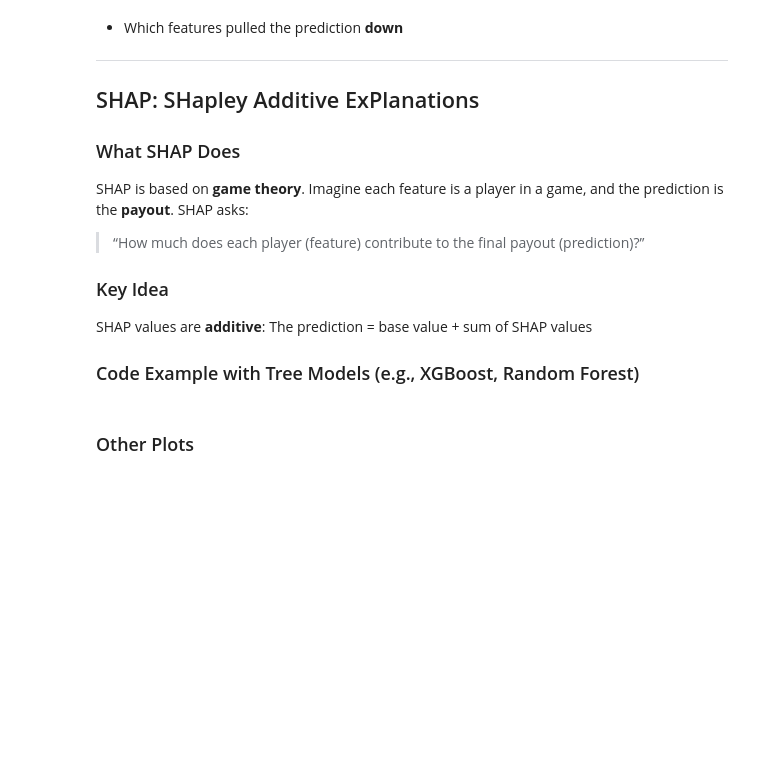
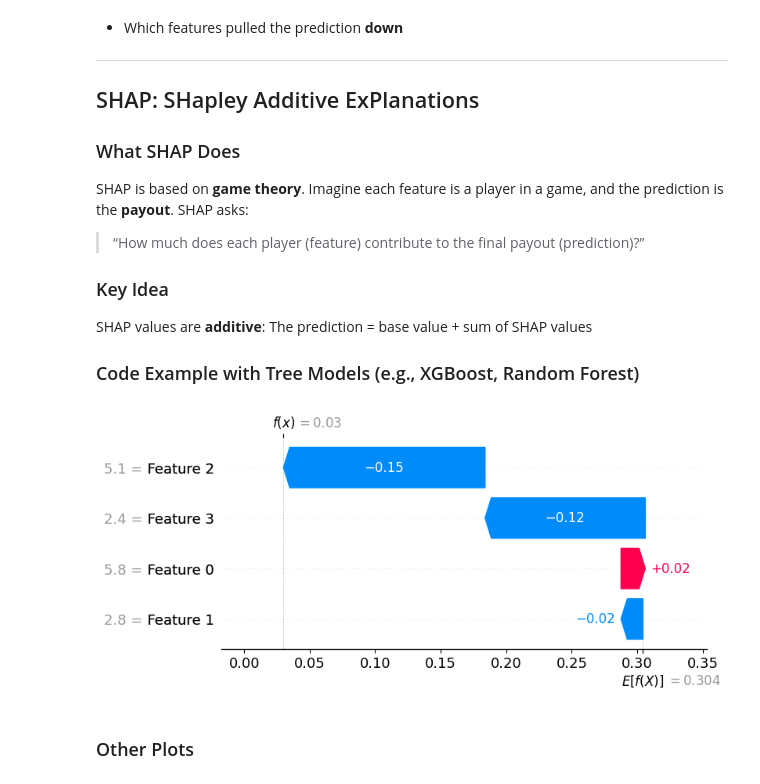
Before and after one commit to ms-tutorials/ds-lessons, a Jupyter notebook: phase-4/6. Machine Learning Interpretability.ipynb, the cells around one changed output. Cells and saved outputs as stored; diff of their text form; code cells hidden in the pictures; blank space fills up the shorter version.

```diff
--- a/phase-4/6. Machine Learning Interpretability.ipynb
+++ b/phase-4/6. Machine Learning Interpretability.ipynb
@@ -298,14 +313,15 @@ The prediction = base value + sum of SHAP values
 # %%
 import shap
 
 # Load SHAP explainer for tree-based models
-explainer = shap.Explainer(model, X_train)
-
+explainer = shap.Explainer(model.predict_proba, X_train)
 # Pick a sample to explain
 shap_values = explainer(X_test)
 
 # Visualize
-shap.plots.waterfall(shap_values[0])
+shap.plots.waterfall(shap_values[0][:, 1])  # class 1
+# %% [output]
+[figure, added]
 # %% [markdown]
 ### Other Plots
 # %%
```
Also changed, not shown: parts of 7 cells of this notebook, 7 other files.
